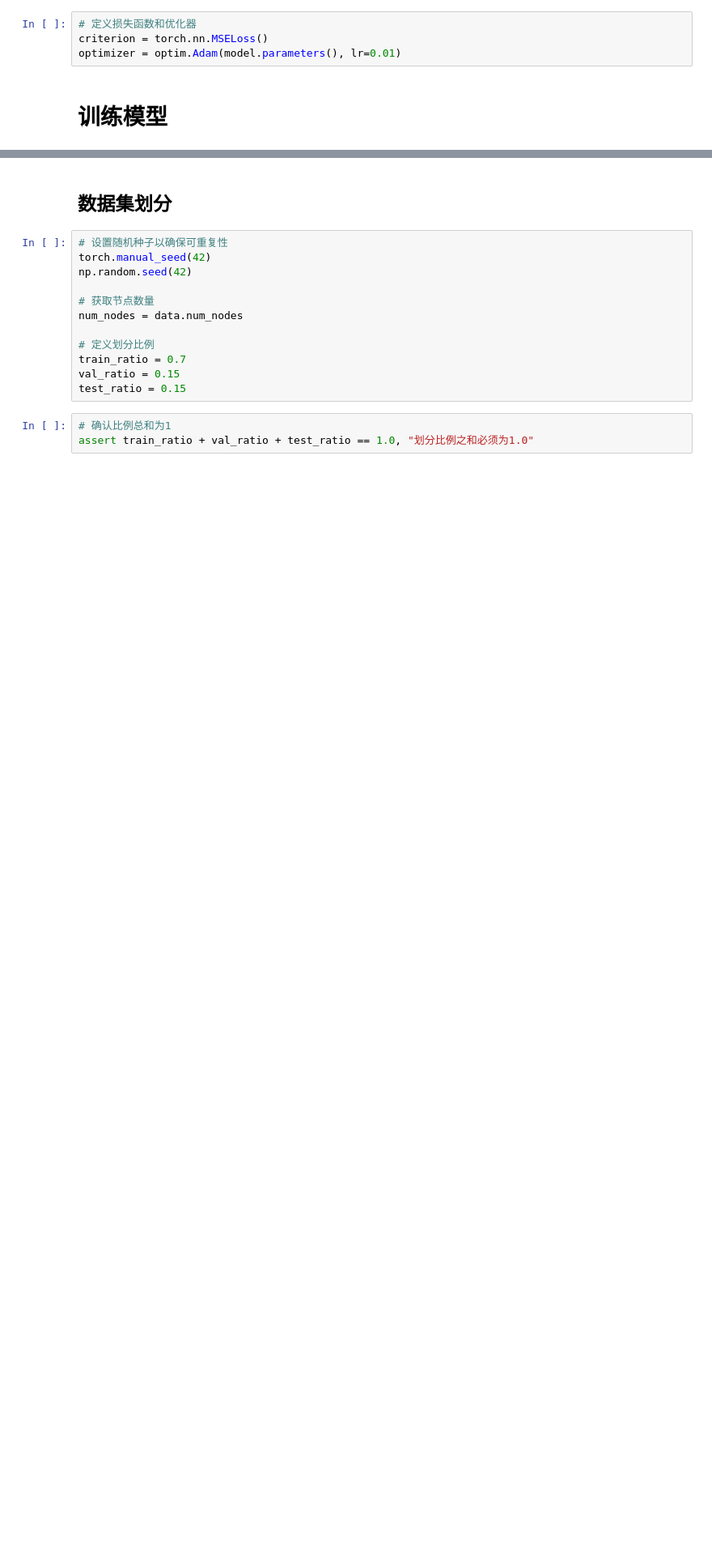
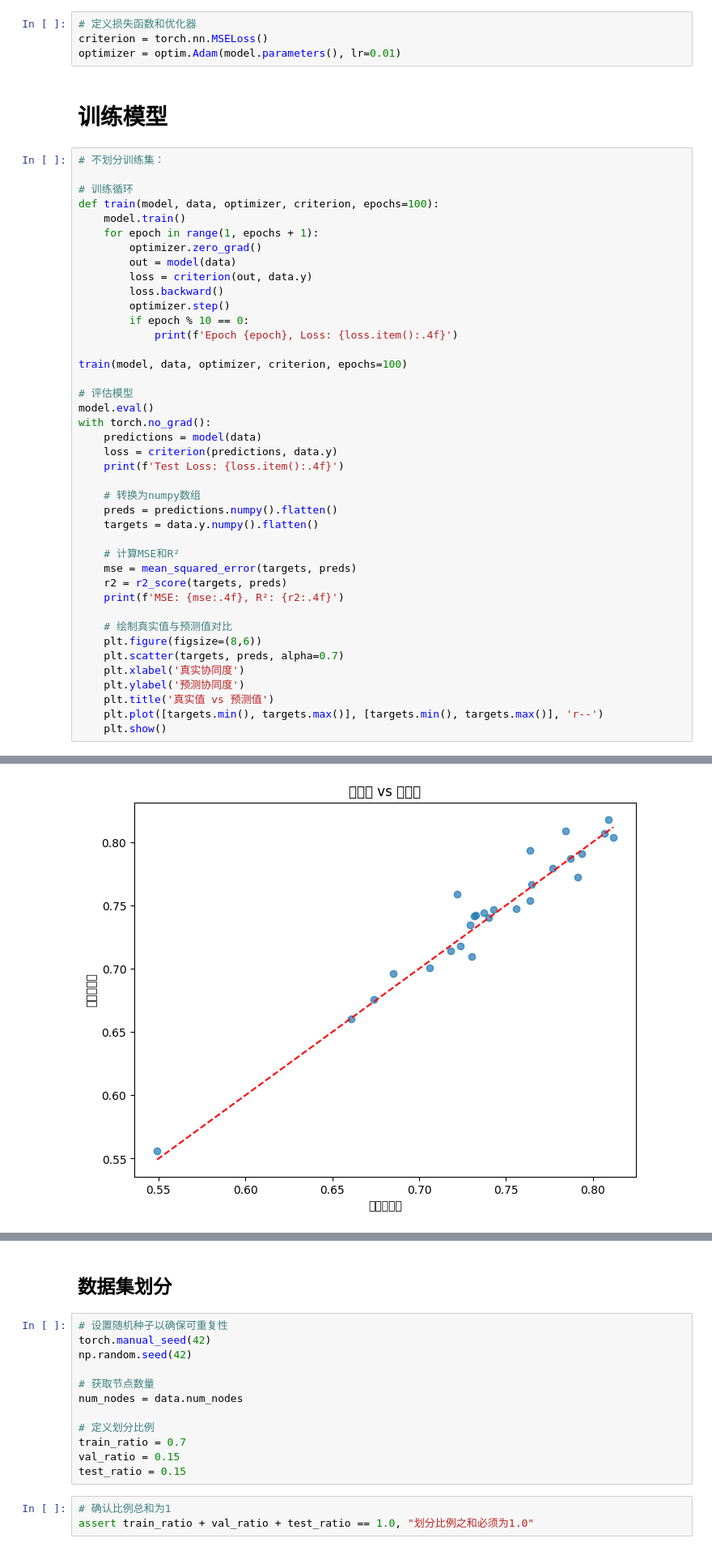
Before and after one commit to ManGuo1130/Synergistic-effect-evaluation, a Jupyter notebook: R_GCN.ipynb, the cells around one changed output, grey strips where cells are left out. Shown at 81% size. Drawn from its saved outputs; the diff is of its cells as text; blank space fills up the shorter version.

```diff
--- a/R_GCN.ipynb
+++ b/R_GCN.ipynb
@@ -194,3 +194,45 @@ criterion = torch.nn.MSELoss()
 optimizer = optim.Adam(model.parameters(), lr=0.01)
 # %% [markdown]
 # 训练模型
+# %%
+# 不划分训练集：
+
+# 训练循环
+def train(model, data, optimizer, criterion, epochs=100):
+    model.train()
+    for epoch in range(1, epochs + 1):
+        optimizer.zero_grad()
+        out = model(data)
+        loss = criterion(out, data.y)
+        loss.backward()
+        optimizer.step()
+        if epoch % 10 == 0:
+            print(f'Epoch {epoch}, Loss: {loss.item():.4f}')
+
+train(model, data, optimizer, criterion, epochs=100)
+
+# 评估模型
+model.eval()
+with torch.no_grad():
+    predictions = model(data)
+    loss = criterion(predictions, data.y)
+    print(f'Test Loss: {loss.item():.4f}')
+
+    # 转换为numpy数组
+    preds = predictions.numpy().flatten()
+    targets = data.y.numpy().flatten()
+
+    # 计算MSE和R²
+    mse = mean_squared_error(targets, preds)
+    r2 = r2_score(targets, preds)
+    print(f'MSE: {mse:.4f}, R²: {r2:.4f}')
+
+    # 绘制真实值与预测值对比
+    plt.figure(figsize=(8,6))
+    plt.scatter(targets, preds, alpha=0.7)
+    plt.xlabel('真实协同度')
+    plt.ylabel('预测协同度')
+    plt.title('真实值 vs 预测值')
+    plt.plot([targets.min(), targets.max()], [targets.min(), targets.max()], 'r--')
+    plt.show()
+# %% [output]
@@ -196,0 +251 @@ optimizer = optim.Adam(model.parameters(), lr=0.01)
+[figure, added]
```
Also changed, not shown: parts of 7 cells of this notebook.
